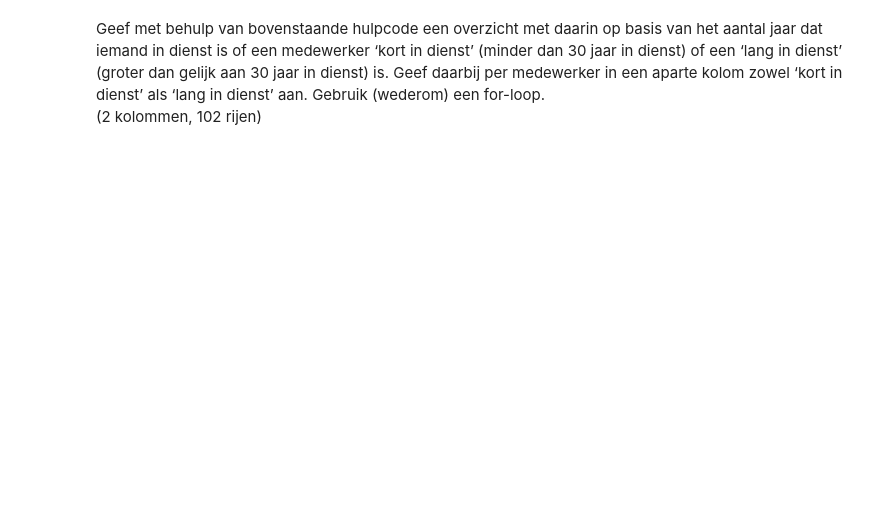
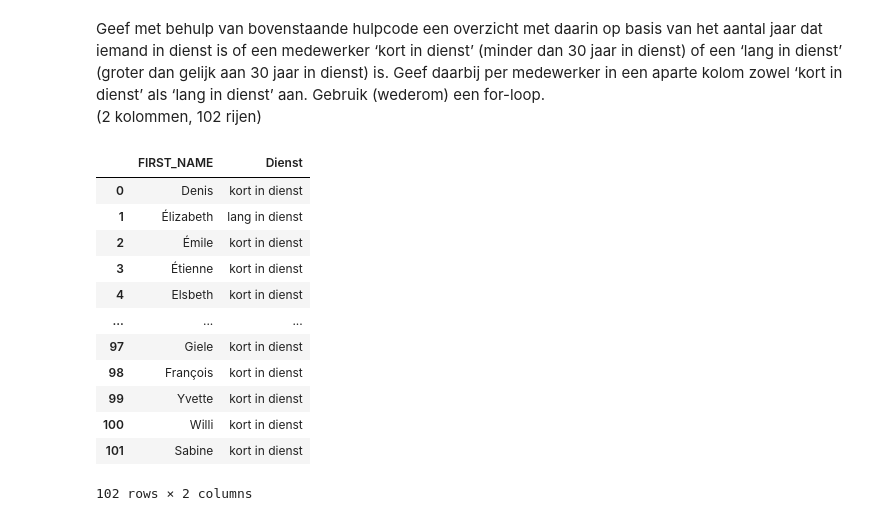
Before and after one commit to Alexanderdeweger/DEAI_portfolio, a Jupyter notebook: Week1/1.3/Opdrachten Alexander.ipynb, the cells around one changed output. Cells and saved outputs as stored; diff of their text form; code cells hidden in the pictures; blank space fills up the shorter version.

```diff
--- a/Week1/1.3/Opdrachten Alexander.ipynb
+++ b/Week1/1.3/Opdrachten Alexander.ipynb
@@ -517,3 +563,21 @@ date_obj.year
 # %% [markdown]
 Geef met behulp van bovenstaande hulpcode een overzicht met daarin op basis van het aantal jaar dat iemand in dienst is of een medewerker ‘kort in dienst’ (minder dan 30 jaar in dienst) of een ‘lang in dienst’ (groter dan gelijk aan 30 jaar in dienst) is. Geef daarbij per medewerker in een aparte kolom zowel ‘kort in dienst’ als ‘lang in dienst’ aan. Gebruik (wederom) een for-loop.<br>
 (2 kolommen, 102 rijen)
+# %%
+sales_staffs.assign(
+    Dienst=np.where((pd.to_datetime(date.today()) - pd.to_datetime(sales_staffs["DATE_HIRED"]))
+        .dt.days >= 30*365.25 ,"lang in dienst", "kort in dienst"))[["FIRST_NAME", "Dienst"]]
+# %% [output]
+|  | FIRST_NAME | Dienst |
+| 0 | Denis | kort in dienst |
+| 1 | Élizabeth | lang in dienst |
+| 2 | Émile | kort in dienst |
+| 3 | Étienne | kort in dienst |
+| 4 | Elsbeth | kort in dienst |
+| ... | ... | ... |
+| 97 | Giele | kort in dienst |
+| 98 | François | kort in dienst |
+| 99 | Yvette | kort in dienst |
+| 100 | Willi | kort in dienst |
+| 101 | Sabine | kort in dienst |
+102 rows × 2 columns
```
Also changed, not shown: parts of 6 cells of this notebook, 1 other file.
